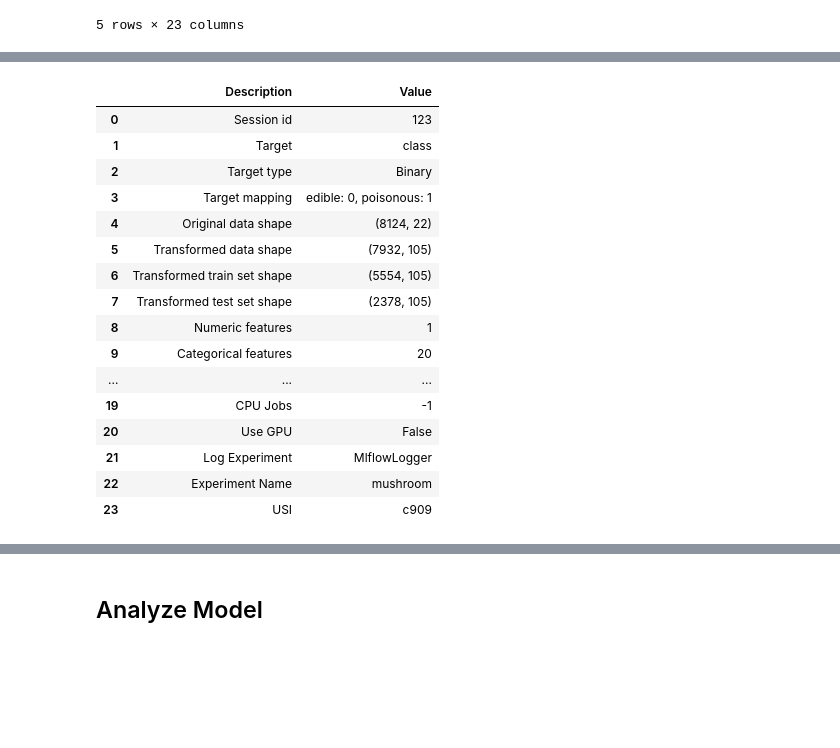
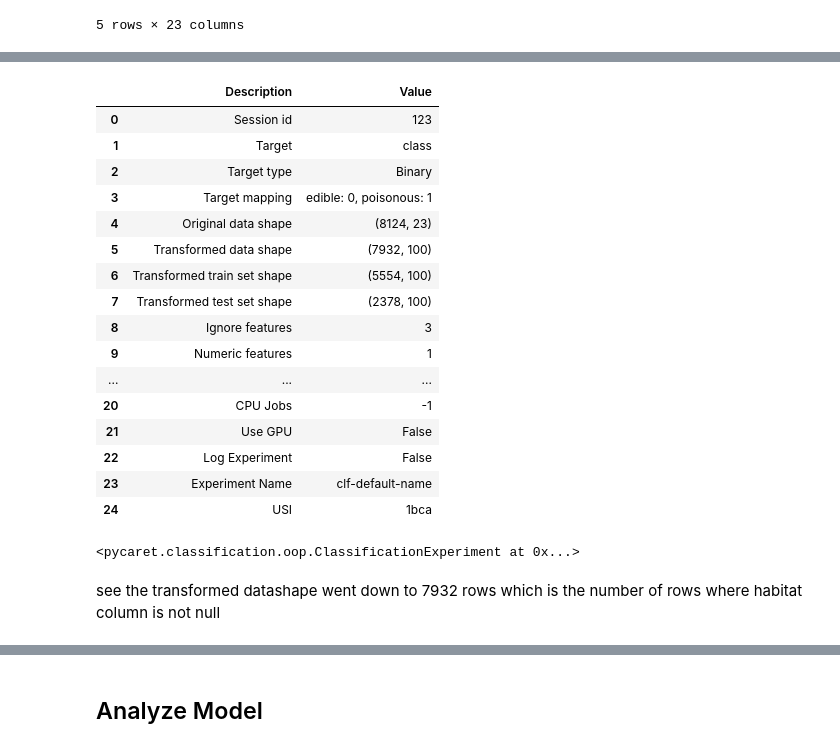
Before and after one commit to amberyeoe/mlops_assignment, a Jupyter notebook: notebooks/amber_mushroom.ipynb, the cells around one changed output, grey strips where cells are left out. Cells and saved outputs as stored; diff of their text form; code cells hidden in the pictures; blank space fills up the shorter version.

```diff
--- a/notebooks/amber_mushroom.ipynb
+++ b/notebooks/amber_mushroom.ipynb
@@ -22,0 +105,5 @@ data.head()
+# %%
+data['bruises'] = data['bruises'].replace({'no':0, 'bruises':1})
+data['ring-number'] = data['ring-number'].replace({'one': 1, 'two': 2, 'none': 0})
+
+data.info()
@@ -48,35 +137,37 @@ mlflow.set_tracking_uri("http://127.0.0.1:5000")
 # %%
 # import pycaret classification and init setup
-
-cat_cols = ['cap-shape', 'cap-surface', 'cap-color', 'bruises', 'odor', 'gill-attached', 'gill-spacing', 'gill-size', 'gill-color', 'stalk-shape', 'stalk-root', 'stalk-surface-above-ring', 'stalk-surface-below-ring', 'stalk-color-above-ring', 'stalk-color-below-ring', 'veil-color', 'ring-type', 'spore-print-color', 'population', 'habitat']
+cat_cols = ['cap-shape', 'cap-surface', 'cap-color', 'bruises', 'odor', 'gill-spacing', 'gill-size', 'gill-color', 'stalk-shape', 'stalk-root', 'stalk-surface-above-ring', 'stalk-surface-below-ring', 'stalk-color-above-ring', 'stalk-color-below-ring', 'ring-type', 'spore-print-color', 'population', 'habitat']
 num_cols = ['ring-number']
+ignore_list = ['veil-type', 'gill-attachment', 'veil-color']
 
 from pycaret.classification import *
-s = setup(data, target = 'class', session_id = 123,
-          categorical_features = cat_cols,
-          numeric_features = num_cols,
-          categorical_imputation='drop', # to remove columns with empty values for habitat
-          log_experiment = True,
-          experiment_name = 'mushroom'
-         )
+setup(data, target = 'class', session_id = 123,
+      ignore_features = ignore_list,
+      categorical_features = cat_cols,
+      numeric_features = num_cols,
+      categorical_imputation='drop', # to remove rows with empty values for habitat
+     )
 # %% [output]
 |  | Description | Value |
 | 0 | Session id | 123 |
 | 1 | Target | class |
 | 2 | Target type | Binary |
 | 3 | Target mapping | edible: 0, poisonous: 1 |
-| 4 | Original data shape | (8124, 22) |
-| 5 | Transformed data shape | (7932, 105) |
-| 6 | Transformed train set shape | (5554, 105) |
-| 7 | Transformed test set shape | (2378, 105) |
-| 8 | Numeric features | 1 |
-| 9 | Categorical features | 20 |
+| 4 | Original data shape | (8124, 23) |
+| 5 | Transformed data shape | (7932, 100) |
+| 6 | Transformed train set shape | (5554, 100) |
+| 7 | Transformed test set shape | (2378, 100) |
+| 8 | Ignore features | 3 |
+| 9 | Numeric features | 1 |
 | ... | ... | ... |
-| 19 | CPU Jobs | -1 |
-| 20 | Use GPU | False |
-| 21 | Log Experiment | MlflowLogger |
-| 22 | Experiment Name | mushroom |
-| 23 | USI | c909 |
+| 20 | CPU Jobs | -1 |
+| 21 | Use GPU | False |
+| 22 | Log Experiment | False |
+| 23 | Experiment Name | clf-default-name |
+| 24 | USI | 1bca |
+<pycaret.classification.oop.ClassificationExperiment at 0x...>
+# %% [markdown]
+see the transformed datashape went down to 7932 rows which is the number of rows where habitat column is not null
 # %%
 get_config('X_train_transformed').head()
 # %% [output]
```
Also changed, not shown: parts of 54 cells of this notebook.
